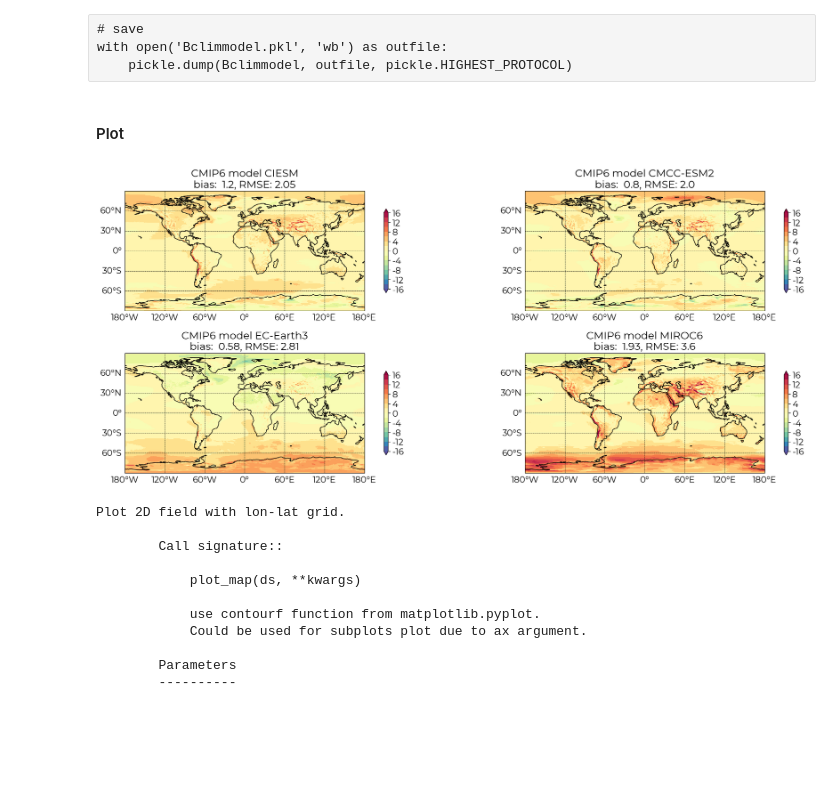
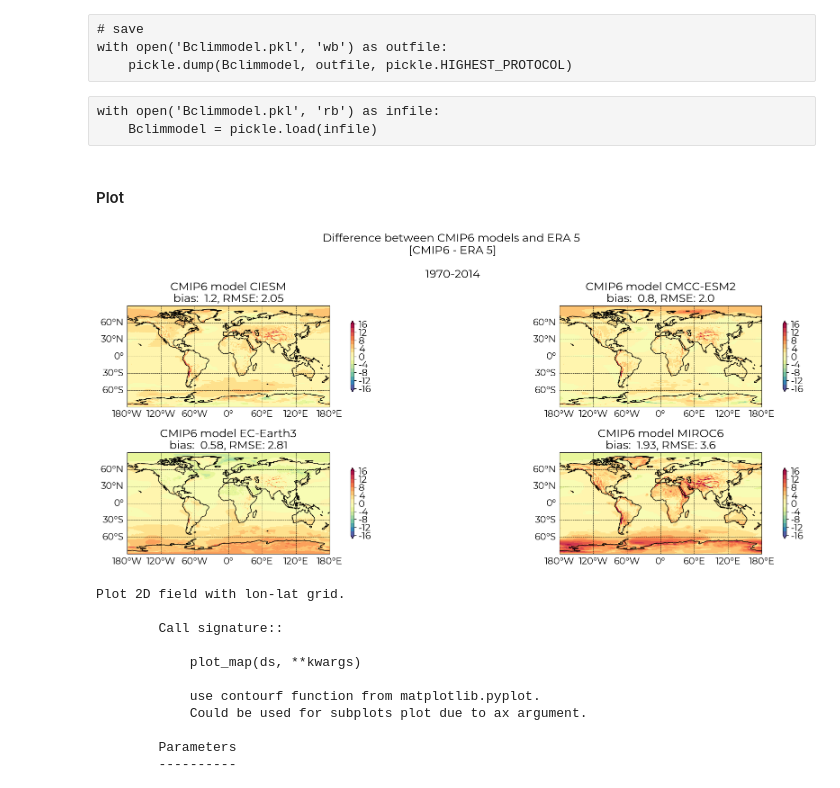
Before and after one commit to birrwahn/Model_DA, a Jupyter notebook: MDA_UE3_VOLPERT.ipynb, the cells around one changed output. Drawn from its saved outputs; the diff is of its cells as text; code cells hidden in the pictures; blank space fills up the shorter version.

```diff
--- a/MDA_UE3_VOLPERT.ipynb
+++ b/MDA_UE3_VOLPERT.ipynb
@@ -65,7 +63,8 @@ climera = cmip6.climmean(era, 1970, 2014)
+# %%
+# calculate climatological mean
+# period: 1970 - 2014 -> to match CMIP6
+climera = cmip6.climmean(era, 1970, 2014)
 # %% [raw]
 # save the resulting dataset into file
 with open('climera.pkl', 'wb') as outfile:
     pickle.dump(climera, outfile, pickle.HIGHEST_PROTOCOL)
-# %%
-with open('climera.pkl', 'rb') as infile:
-    climera = pickle.load(infile)
@@ -138,30 +140,38 @@ Bclimmodel = Bclimmodel.assign(
 # save
 with open('Bclimmodel.pkl', 'wb') as outfile:
     pickle.dump(Bclimmodel, outfile, pickle.HIGHEST_PROTOCOL)
-# %%
-with open('Bclimmodel.pkl', 'rb') as infile:
-    Bclimmodel = pickle.load(infile)
+# %% [raw]
+with open('Bclimmodel.pkl', 'rb') as infile:
+    Bclimmodel = pickle.load(infile)
 # %% [markdown]
 #### Plot
 # %%
 f1, axes = plt.subplots(2, 2,
                         figsize=(20, 8),
                         subplot_kw={'projection': cpy.crs.PlateCarree()})
 axes = axes.flatten()
 
 for i, axe in enumerate(axes):
     onemodel = Bclimmodel.sel(model=Bclimmodel.model[i])
 
     pm.plot_map(onemodel.difference,
                 ax=axe,
                 colormax=16, colormin=-16, colorlevels=17,
                 title=f'CMIP6 model {str(onemodel.model.values)}'
                 + f'\n bias:  {round(float(onemodel.bias),2)},'
                 + f' RMSE: {round(float(onemodel.RMSE),2)} ')
 
-f1.tight_layout();
+plt.suptitle("Difference between CMIP6 models and ERA 5"
+             + "\n [CMIP6 - ERA 5]"
+             + "\n\n 1970-2014",
+             x=0.55, y=.95,
+             horizontalalignment='center',
+             verticalalignment='top')
+
+f1.tight_layout()
+plt.show();
 # %% [output]
-[figure, old version]
+[figure, new version]
 # %%
 # save plot
 f1.savefig('CMIP6_and_ERA5.png', format='png', dpi=150)
```
Also changed, not shown: parts of 20 cells of this notebook.
